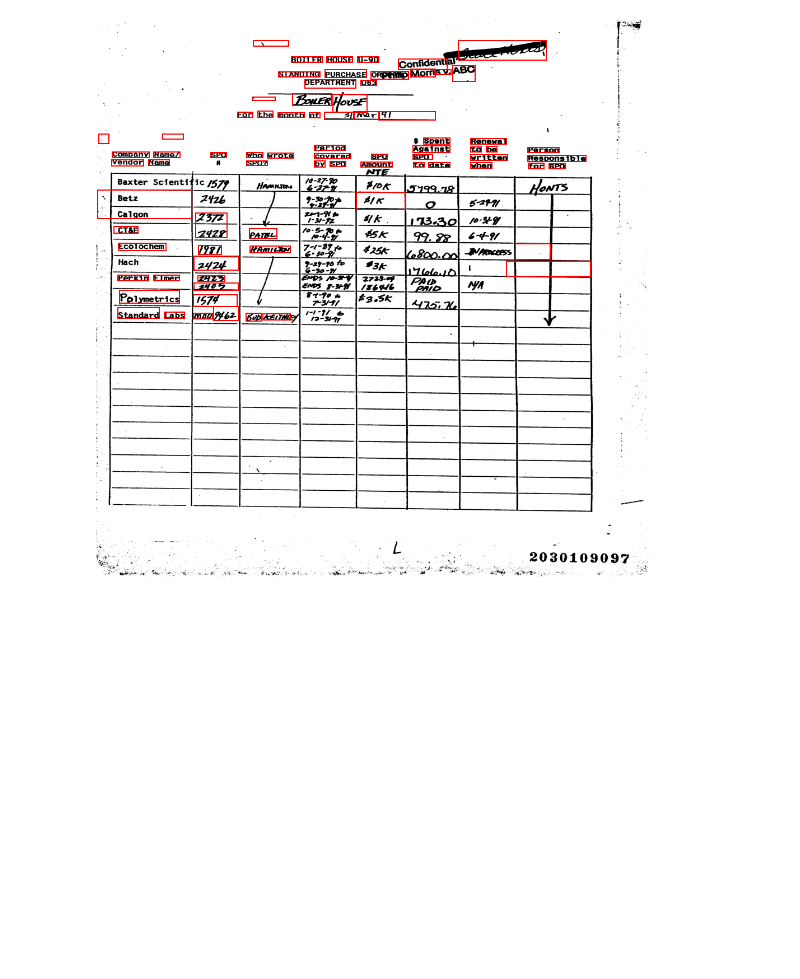
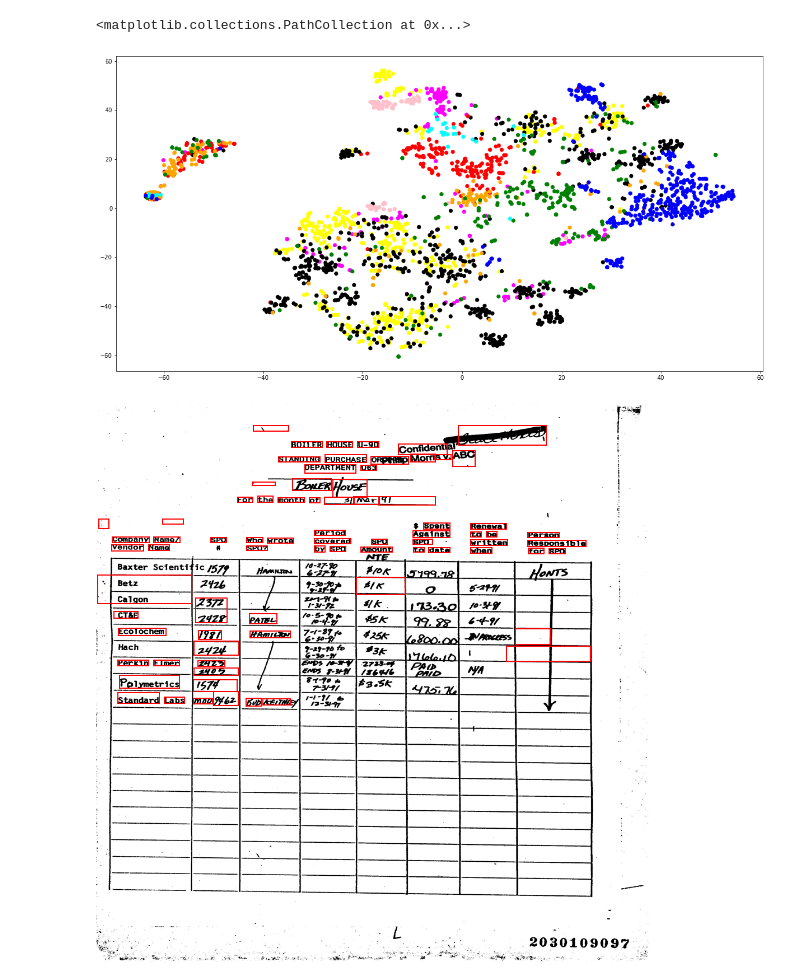
Before and after one commit to Ciprian15/DeepDoc, a Jupyter notebook: notebooks/prepare_hOCR_data.ipynb, the cells around one changed output. Cells and saved outputs as stored; diff of their text form; code cells hidden in the pictures; blank space fills up the shorter version.

```diff
--- a/notebooks/prepare_hOCR_data.ipynb
+++ b/notebooks/prepare_hOCR_data.ipynb
@@ -203,7 +204,9 @@ def process_document_batch(document_batch):
 # %%
 BATCH_SIZE = 50
 
-hOCR_data_location = "../data/SMALL_TOBACCO/hOCR-data"
+DATASET_NAME = "SMALL_TOBACCO"
+
+hOCR_data_location = "../data/SMALL_TOBACCO/document_hOCR".format(DATASET_NAME)
 
 document_types = os.listdir(hOCR_data_location)
 doc_types = []
@@ -251,3 +320,17 @@ ValueError: Found input variables with inconsistent numbers of samples: [2460, 2
+# %%
+from sklearn.manifold import TSNE
+
+embedded_docs = TSNE(2).fit_transform(document_embeddings[:,0,:])
+# %%
+import matplotlib.pyplot as plt
+
+colors = np.array(['red','blue','green','yellow','black','cyan','orange','black','pink','magenta'])
+
+plt.figure(figsize=(20,10))
+plt.scatter(embedded_docs[:,0],embedded_docs[:,1],c=colors[labels],)
+# %% [output]
+<matplotlib.collections.PathCollection at 0x...>
+[figure, added]
 # %%
 def rectangle_drawing_coordinates(bbox):
     coordinates = []
```
Also changed, not shown: parts of 9 cells of this notebook, 7 other files.
